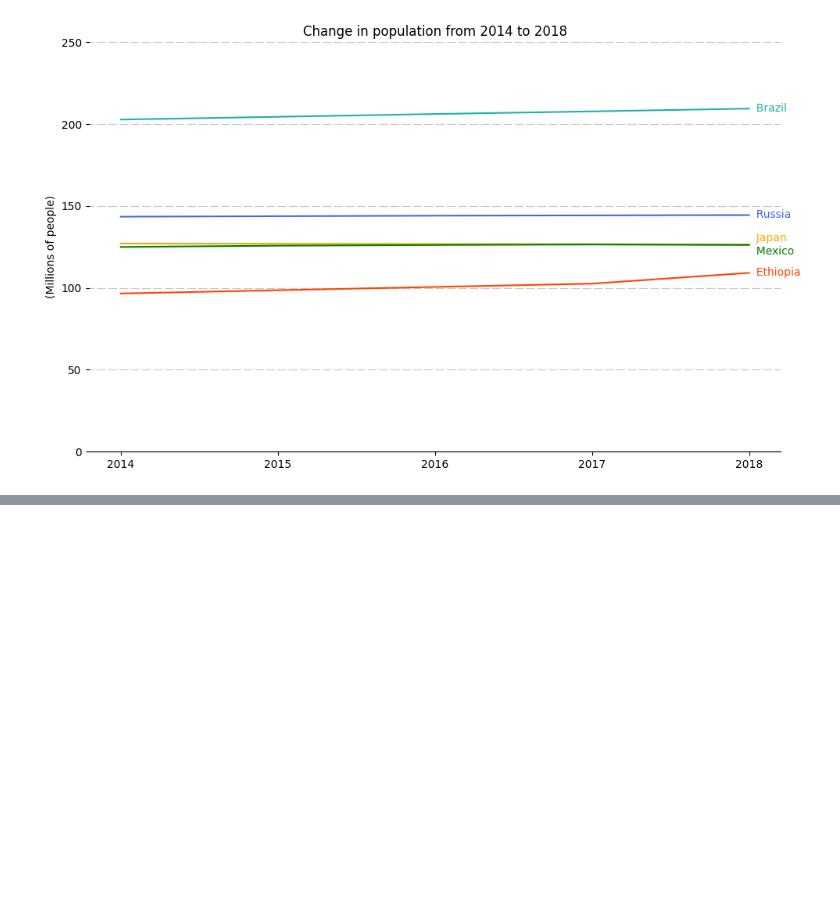
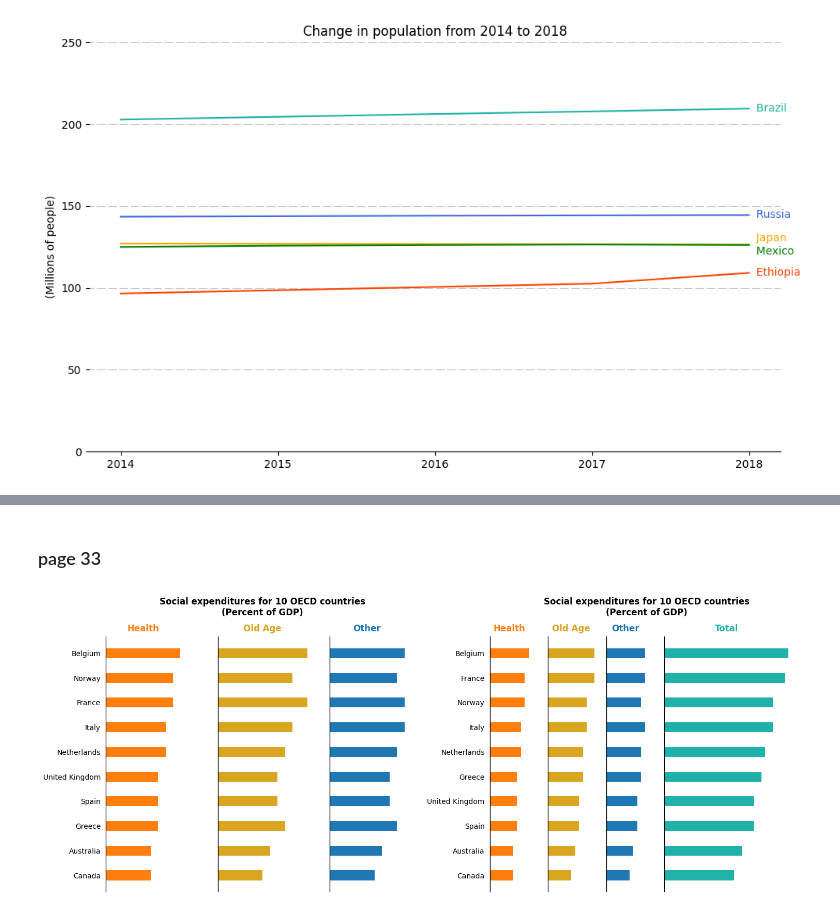
Before and after one commit to Aashish-Raghav/Data-Visualization---Multiple-Plots, a Jupyter notebook: IIT2022010.ipynb, the cells around one changed output, grey strips where cells are left out. Drawn from its saved outputs; the diff is of its cells as text; code cells hidden in the pictures; blank space fills up the shorter version.

```diff
--- a/IIT2022010.ipynb
+++ b/IIT2022010.ipynb
@@ -905,0 +932,71 @@ plt.show()
+# %% [markdown]
+### page 33
+# %%
+# Read the CSV data into DataFrames
+df = pd.read_csv('/content/Social_expenditure.csv')
+
+
+# Create the figure and axes for the two subplots
+fig, (ax1, ax2) = plt.subplots(1, 2, figsize=(15, 6))
+
+# Function to plot the stacked horizontal bar chart
+def plot_stacked_bar(ax, df, title):
+    countries = df['Country']
+    health = df['Health']
+    old_age = df['Old Age']
+    other = df['Other']
+
+    if 'Total' in df.columns:
+        total = df['Total']
+
+    old_age_cumulative = health + old_age
+    other_cumulative = old_age_cumulative + other
+
+    ax.barh(countries, health,height=0.4, color='tab:orange')
+    ax.barh(countries, old_age, left=15,height=0.4, color='goldenrod')
+    ax.barh(countries, other, left=30,height=0.4, color='tab:blue')
+
+    if 'Total' in df.columns:
+        ax.barh(countries, total, left=45,height=0.4, color='lightseagreen')
+
+    ax.set_title(title,pad = 30,fontweight='bold')
+    ax.set_xticks([])
+
+
+    for spine in ['top', 'right', 'bottom']:
+        ax.spines[spine].set_visible(False)
+    ax.spines['left'].set_linewidth(1)
+
+    # Add vertical lines
+    ax.axvline(x=15, color='black', linewidth=1)
+    ax.axvline(x=30, color='black', linewidth=1)
+    if 'Total' in df.columns:
+        ax.axvline(x=45, color='black', linewidth=1)
+    # Remove y-axis ticks but keep labels
+    ax.tick_params(axis='y', left=False)
+    ax.invert_yaxis()
+
+# Plot the left and right charts
+df.sort_values(by='Health',inplace=True,ascending=False)
+plot_stacked_bar(ax1, df, 'Social expenditures for 10 OECD countries\n(Percent of GDP)')
+
+# Calculate the "Total" column for the right DataFrame
+df['Total'] = df['Health'] + df['Old Age'] + df['Other']
+df.sort_values(by='Total',inplace=True,ascending=False)
+plot_stacked_bar(ax2, df, 'Social expenditures for 10 OECD countries\n(Percent of GDP)')
+
+# Add text labels on top of the bars
+ax1.text(health[0]/2, -1, "Health", ha='center',size=12,weight='bold', va='center', color='tab:orange')
+ax1.text(15+ old_age[0]/2,-1, "Old Age",size=12,weight='bold', ha='center', va='center',color='goldenrod')
+ax1.text( 30+ other[0]/2, -1, "Other",size=12,weight='bold', ha='center', va='center', color='tab:blue')
+
+ax2.text(health[0]/2, -1, "Health", ha='center',size=12,weight='bold', va='center', color='tab:orange')
+ax2.text(15+ old_age[0]/2,-1, "Old Age",size=12,weight='bold', ha='center', va='center',color='goldenrod')
+ax2.text( 30+ other[0]/2, -1, "Other",size=12,weight='bold', ha='center', va='center', color='tab:blue')
+ax2.text(45 + df['Total'][0]/2, -1, "Total",size=12,weight='bold', ha='center', va='center', color='lightseagreen')
+
+# Show the plot
+plt.tight_layout()
+plt.show()
+# %% [output]
+[figure, added]
```
Also changed, not shown: parts of 9 cells of this notebook, 3 other files.
